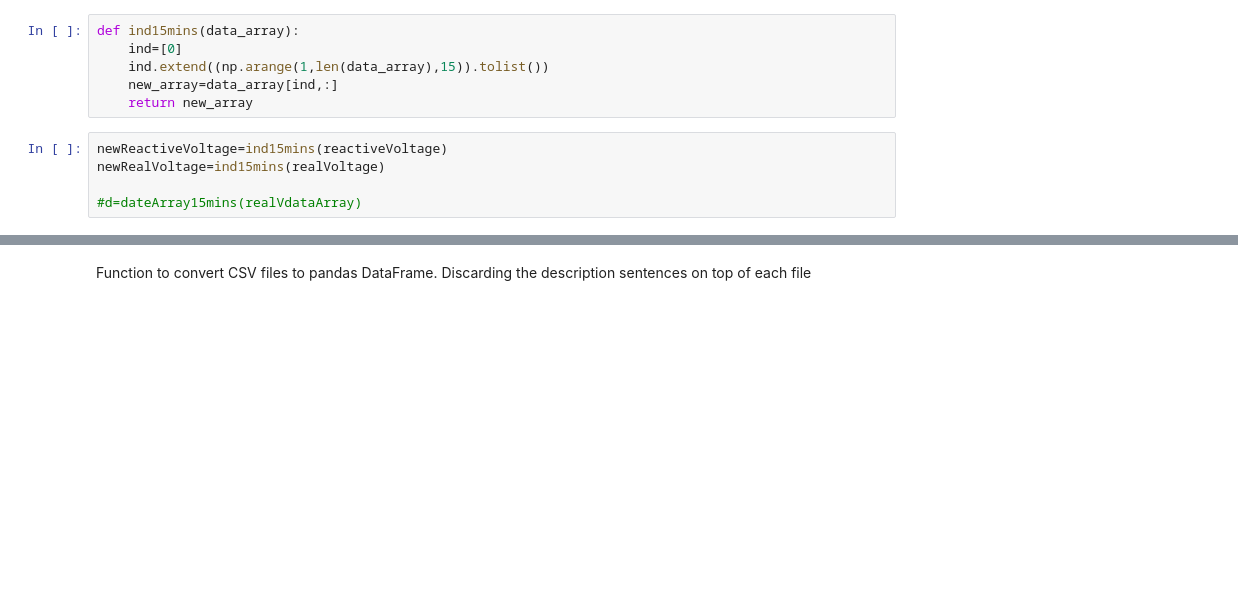
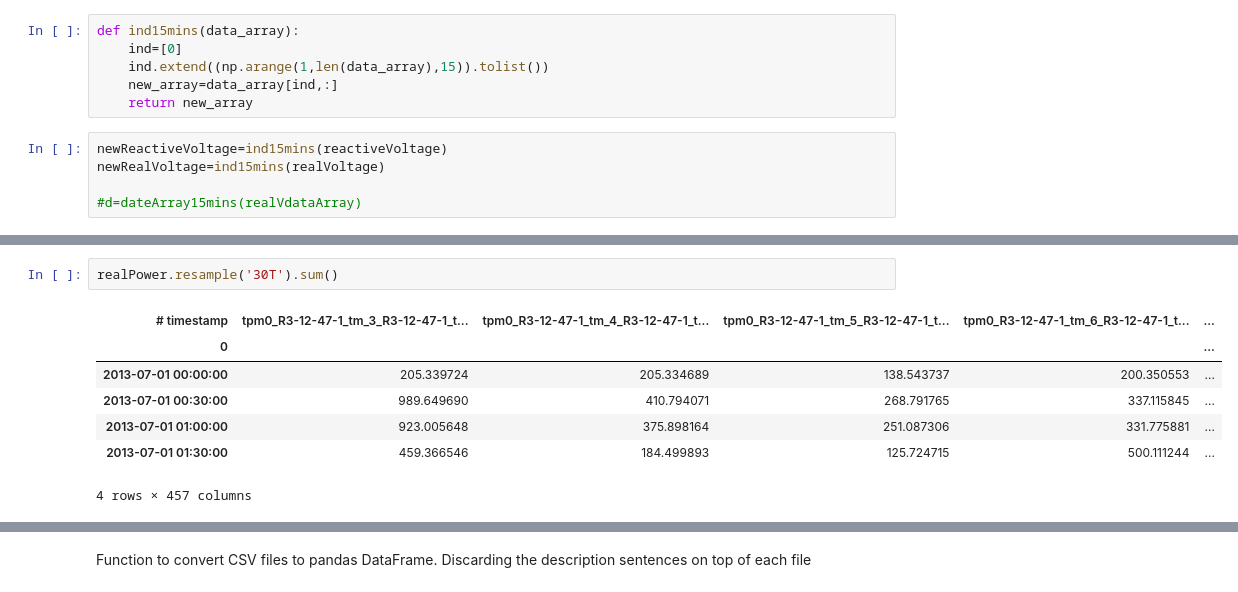
Before and after one commit to GRIDAPPSD/GOSS-GridAPPS-D, a Jupyter notebook: applications/python/pyVVO/ami2zip/amiZip.ipynb, the cells around one changed output, grey strips where cells are left out. Cells and saved outputs as stored; diff of their text form; blank space fills up the shorter version.

```diff
--- a/applications/python/pyVVO/ami2zip/amiZip.ipynb
+++ b/applications/python/pyVVO/ami2zip/amiZip.ipynb
@@ -52,0 +66,10 @@ newRealVoltage=ind15mins(realVoltage)
+# %%
+realPower.resample('30T').sum()
+# %% [output]
+| # timestamp | tpm0_R3-12-47-1_tm_3_R3-12-47-1_t... | tpm0_R3-12-47-1_tm_4_R3-12-47-1_t... | tpm0_R3-12-47-1_tm_5_R3-12-47-1_t... | tpm0_R3-12-47-1_tm_6_R3-12-47-1_t... | ... |
+| 0 |  |  |  |  | ... |
+| 2013-07-01 00:00:00 | 205.339724 | 205.334689 | 138.543737 | 200.350553 | ... |
+| 2013-07-01 00:30:00 | 989.649690 | 410.794071 | 268.791765 | 337.115845 | ... |
+| 2013-07-01 01:00:00 | 923.005648 | 375.898164 | 251.087306 | 331.775881 | ... |
+| 2013-07-01 01:30:00 | 459.366546 | 184.499893 | 125.724715 | 500.111244 | ... |
+4 rows × 457 columns
```
Also changed, not shown: parts of 8 cells of this notebook.
